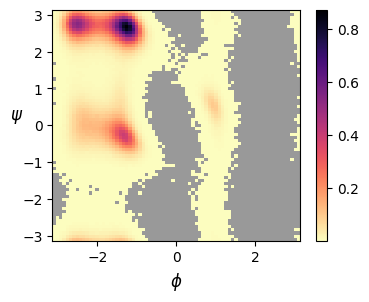
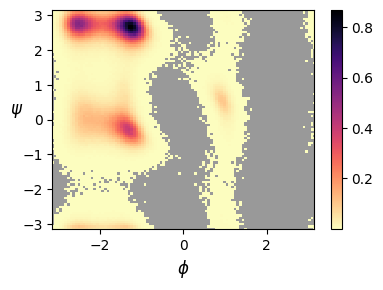
Code edit (unified diff) that turned the first committed figure into the second:
--- before
+++ after
@@ -1,28 +1,5 @@
-def plot_dihedrals_hist2d(fig, ax, dihedrals, weights=None, label=""):
-    """Parameters:
-    -----------
-    dihedrals : array with shape (num_fraces, 2)
-    weights : array with shape (num_frames,)
-    label : str
-        In case you want to place text on the plot
-    pos : list-like (x, y)
-        Location of label, if there is one
-    """
-    h = ax.hist2d(
-        *dihedrals.T, bins=75, weights=weights, density=True, cmin=1e-10, cmap="magma_r"
-    )
-    fig.colorbar(h[3], ax=ax)
-    ax.patch.set_facecolor("0.6")
-    ax.set_xlabel(r"$\phi$", fontsize=12)
-    ax.set_ylabel(r"$\psi$", fontsize=12, rotation=0)
-    ax.set_xlim([-np.pi, np.pi])
-    ax.set_ylim([-np.pi, np.pi])
-    if label:
-        if len(label) < 8:
-            pos = (1, -2.5)
-        else:
-            pos = (-0.5, -2.5)
-        ax.text(*pos, label, fontsize=12)
-
+from src.grid2d import hist2d
+from src.dataclass import data_class, DataClass
+from src.plots import plot_dihedrals_hist2d
 
 gather_data = False
@@ -41,7 +18,12 @@
     sd = simulation_data(p)
 
+theta = np.linspace(-np.pi, np.pi, 100)
+pdf = DataClass(x=theta, y=theta, p=hist2d(theta, theta, sd.dihedrals))
+pdf = data_class(sd.working_dir, "dihedral_pdf", pdf)
+
 print(f"{sd.dihedrals.shape = }")
 print(f"{sd.features.shape = }")
+
 fig, ax = plt.subplots(1, 1, figsize=(4, 3))
-plot_dihedrals_hist2d(fig, ax, sd.dihedrals)
+plot_dihedrals_hist2d(fig, ax, pdf)
 fig.savefig("notes/figures/dihedral-hist2d.png", bbox_inches="tight")

Commit: nb: added histogram as DataClass